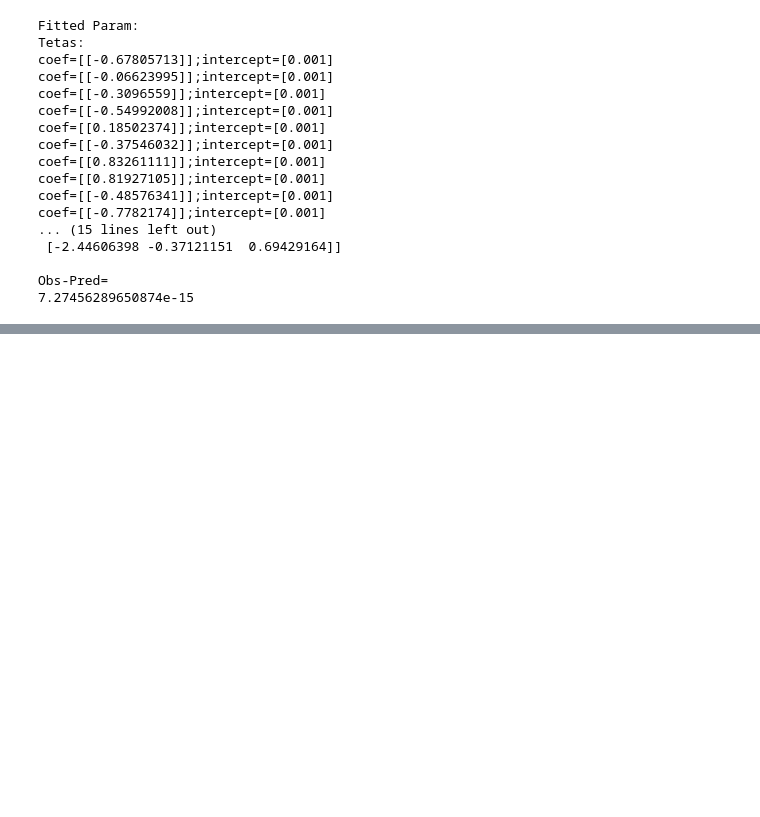
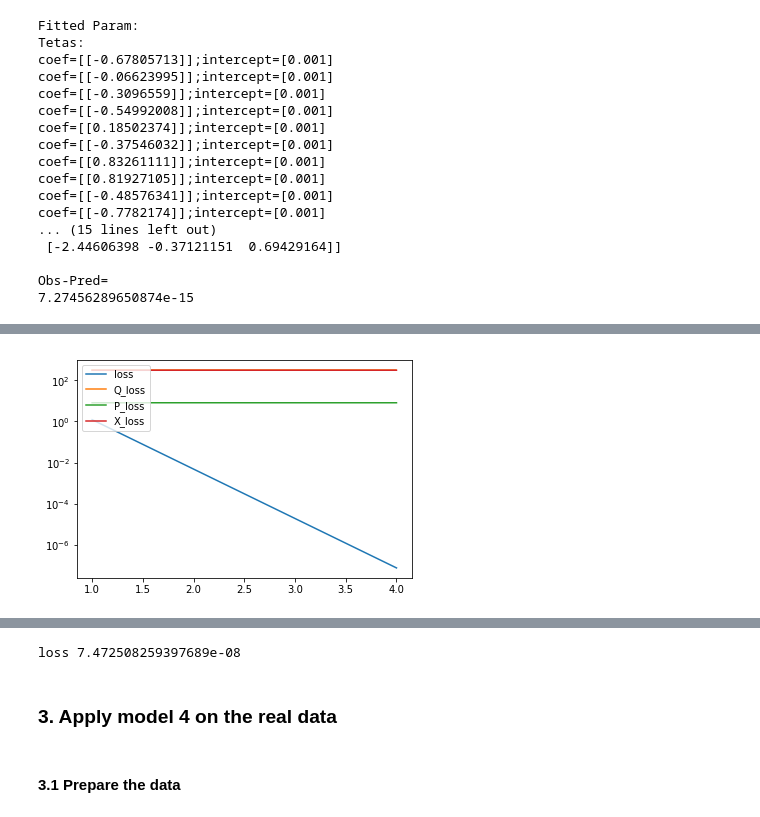
Before and after one commit to gagneurlab/rep, a Jupyter notebook: notebooks/models/2_lm_geneeffect_simulated_and_gtex.ipynb, the cells around one changed output, grey strips where cells are left out. Saved outputs shown, nothing was run; the diff lists cells and outputs as text; code cells hidden in the pictures; blank space fills up the shorter version.

```diff
--- a/notebooks/models/2_lm_geneeffect_simulated_and_gtex.ipynb
+++ b/notebooks/models/2_lm_geneeffect_simulated_and_gtex.ipynb
@@ -325,0 +642,10 @@ Pred
+# %%
+y_out = y_blood@tetas_matrix  + beta_zero + np.tile((P@alphas).reshape(n_indiv,1),(1,n_genes)) + np.tile((Q@betas).reshape(1,n_genes),(n_indiv,1))
+
+# fit
+%time model = model4(y_blood, P, Q, y_out, n_genes, n_indiv)
+# predict
+y_pred = predict_model4(model, y_blood , P, Q, n_genes, n_indiv)
+# coef_model4(model)
+# %% [output]
+[figure, added]
@@ -325,0 +654,8 @@ Pred
+# %%
+print("loss", compute_loss(y_out, y_pred))
+# %% [output]
+loss 7.472508259397689e-08
+# %% [markdown]
+### 3. Apply model 4 on the real data
+# %% [markdown]
+#### 3.1 Prepare the data
```
Also changed, not shown: parts of 59 cells of this notebook, 36 other files.
